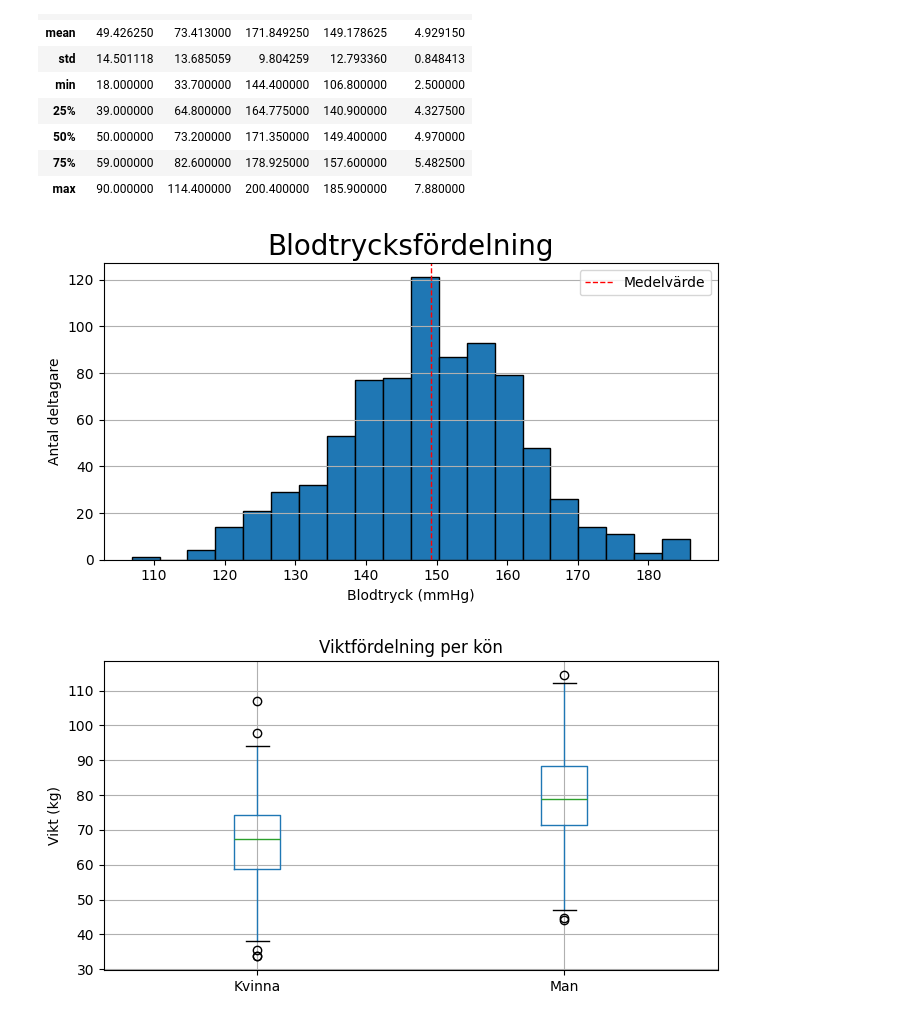
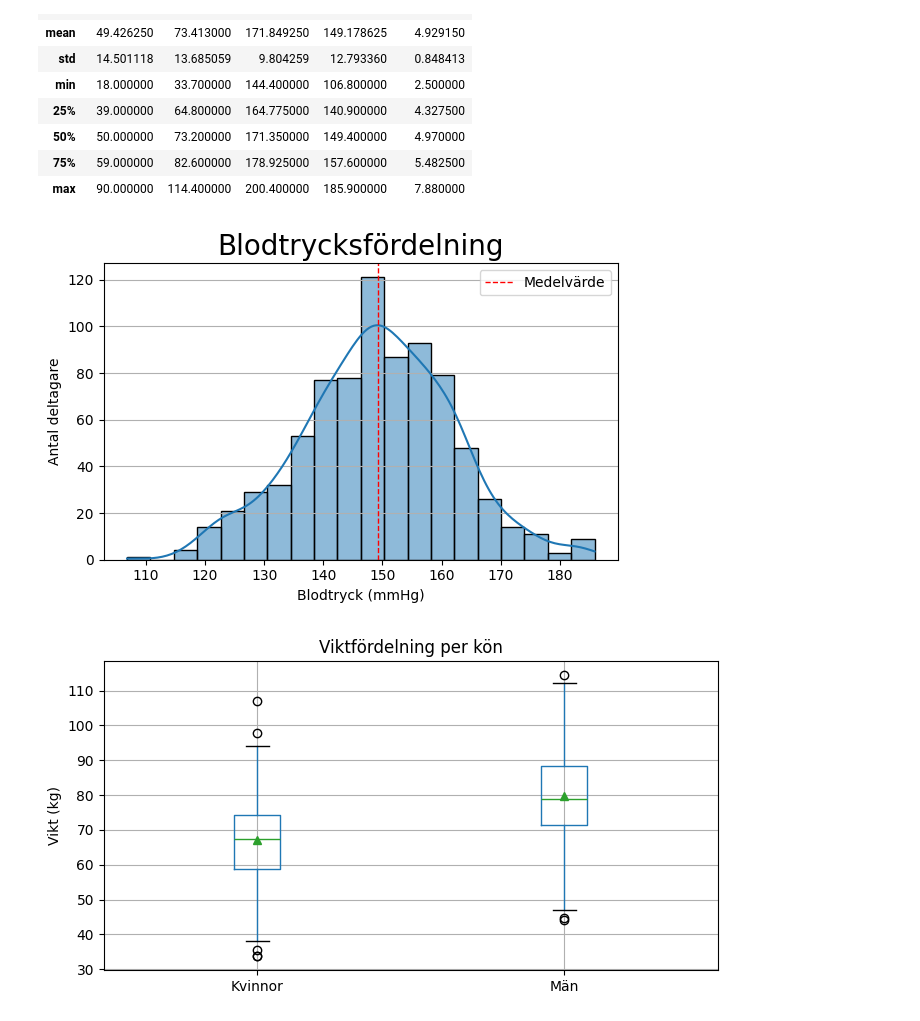
Before and after one commit to MagdalenaPersson/health-study, a Jupyter notebook: report.ipynb, the cells around one changed output. Cells and saved outputs as stored; diff of their text form; code cells hidden in the pictures.

Commit message:
installed seaborn and added barplot

```diff
--- a/report.ipynb
+++ b/report.ipynb
@@ -101,29 +101,31 @@ display(df[["age", "weight", "height", "systolic_bp", "cholesterol"]].describe()
 # %%
 # histogram över blodtryck
 
-fig, ax = plt.subplots(figsize=(7, 4))
-ax.hist(df["systolic_bp"], bins=20, edgecolor="black")
+import seaborn as sns
+
+fig, ax = plt.subplots(figsize=(6, 4))
+sns.histplot(df["systolic_bp"], bins=20, edgecolor="black", ax=ax, kde=True)
 ax.axvline((df["systolic_bp"]).mean(), color="red", linestyle="--", linewidth="1", label="Medelvärde")
 ax.set_title("Blodtrycksfördelning", fontsize=20)
 ax.set_xlabel("Blodtryck (mmHg)")
 ax.set_ylabel("Antal deltagare")
 ax.legend()
 plt.grid(True, axis="y")
 plt.tight_layout()
 plt.show()
 # %% [output]
-[figure, old version]
+[figure, new version]
 # %%
 # boxplot över vikt per kön
 
-fig, ax = plt.subplots(figsize=(7, 4))
-df.boxplot(column="weight", by="sex", ax=ax)
+fig, ax = plt.subplots(figsize=(6, 4))
+df.boxplot(column="weight", by="sex", ax=ax, showmeans=True)
 ax.set_title("Viktfördelning per kön")
 ax.set_xlabel("")
 ax.set_ylabel("Vikt (kg)")
-ax.set_xticklabels(["Kvinna", "Man"])
+ax.set_xticklabels(["Kvinnor", "Män"])
 plt.suptitle("")
 plt.tight_layout()
 plt.show()
 # %% [output]
-[figure, old version]
+[figure, new version]
```
Also changed, not shown: parts of 1 cell of this notebook, 1 other file.
